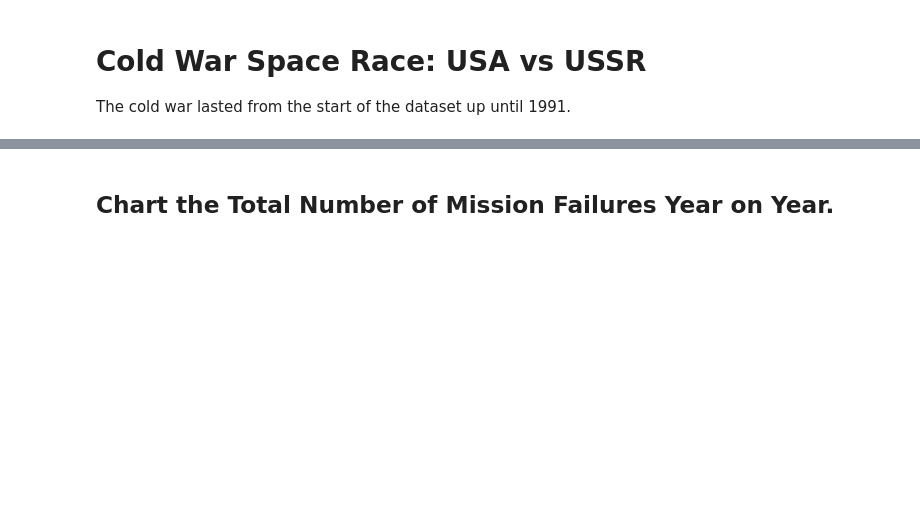
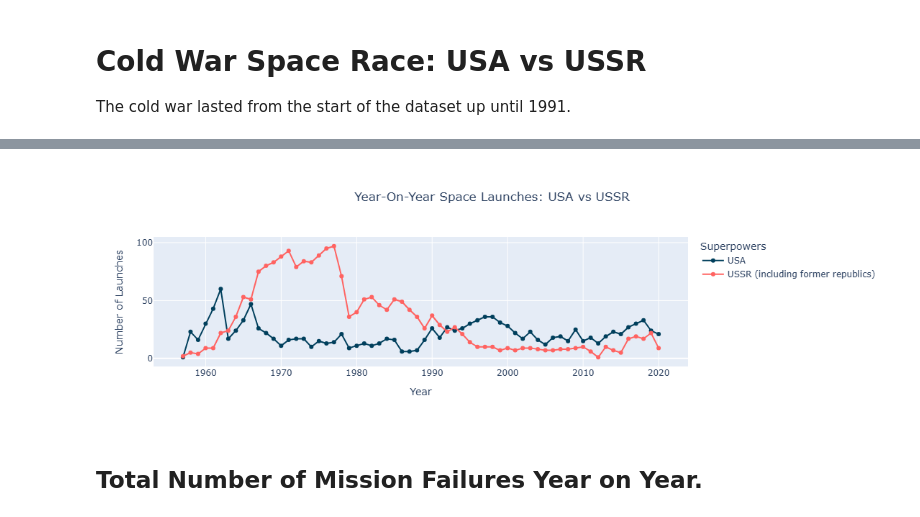
Before and after one commit to Vatsalsrivastava1209/Space-Missions-Analysis, a Jupyter notebook: Space_Missions_Analysis_(start).ipynb, the cells around one changed output, grey strips where cells are left out. Cells and saved outputs as stored; diff of their text form; code cells hidden in the pictures; blank space fills up the shorter version.

```diff
--- a/Space_Missions_Analysis_(start).ipynb
+++ b/Space_Missions_Analysis_(start).ipynb
@@ -446,2 +422,50 @@ Hint: Remember to include former Soviet Republics like Kazakhstan when analysing
+# %%
+df['Year'] = df['Date'].dt.year
+
+usa_countries = ['USA']
+ussr_countries = ['Russian Federation', 'Kazakhstan', 'RVSN USSR']
+
+df_usa = df[df['Country'].isin(usa_countries)]
+df_ussr = df[df['Country'].isin(ussr_countries)]
+# %%
+usa_yearly_counts = df_usa['Year'].value_counts().sort_index()
+ussr_yearly_counts = df_ussr['Year'].value_counts().sort_index()
+
+yearly_launches = pd.DataFrame({
+    'USA': usa_yearly_counts,
+    'USSR': ussr_yearly_counts
+}).fillna(0).astype(int).reset_index().rename(columns={'index': 'Year'})
+# %%
+fig = go.Figure()
+
+
+fig.add_trace(go.Scatter(
+    x=yearly_launches['Year'],
+    y=yearly_launches['USA'],
+    mode='lines+markers',
+    name='USA',
+    line=dict(color='#003f5c', width=2)
+))
+
+
+fig.add_trace(go.Scatter(
+    x=yearly_launches['Year'],
+    y=yearly_launches['USSR'],
+    mode='lines+markers',
+    name='USSR (including former republics)',
+    line=dict(color='#ff6361', width=2)
+))
+
+
+fig.update_layout(
+    title='Year-On-Year Space Launches: USA vs USSR',
+    xaxis_title='Year',
+    yaxis_title='Number of Launches',
+    title_x=0.5,
+    legend_title_text='Superpowers'
+)
+fig.show()
+# %% [output]
+[figure, added]
 # %% [markdown]
-## Chart the Total Number of Mission Failures Year on Year.
+## Total Number of Mission Failures Year on Year.
```
Also changed, not shown: parts of 61 cells of this notebook.
